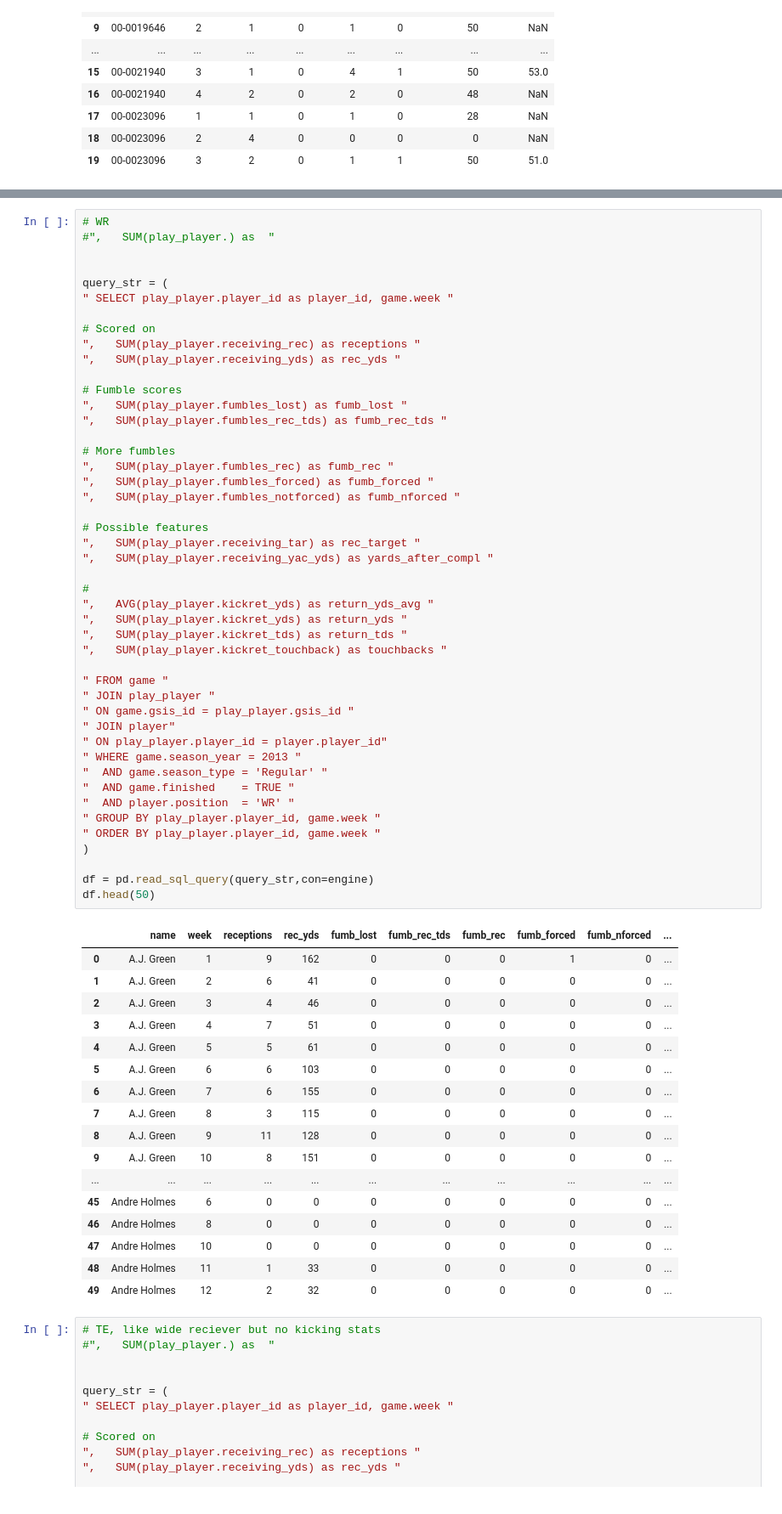
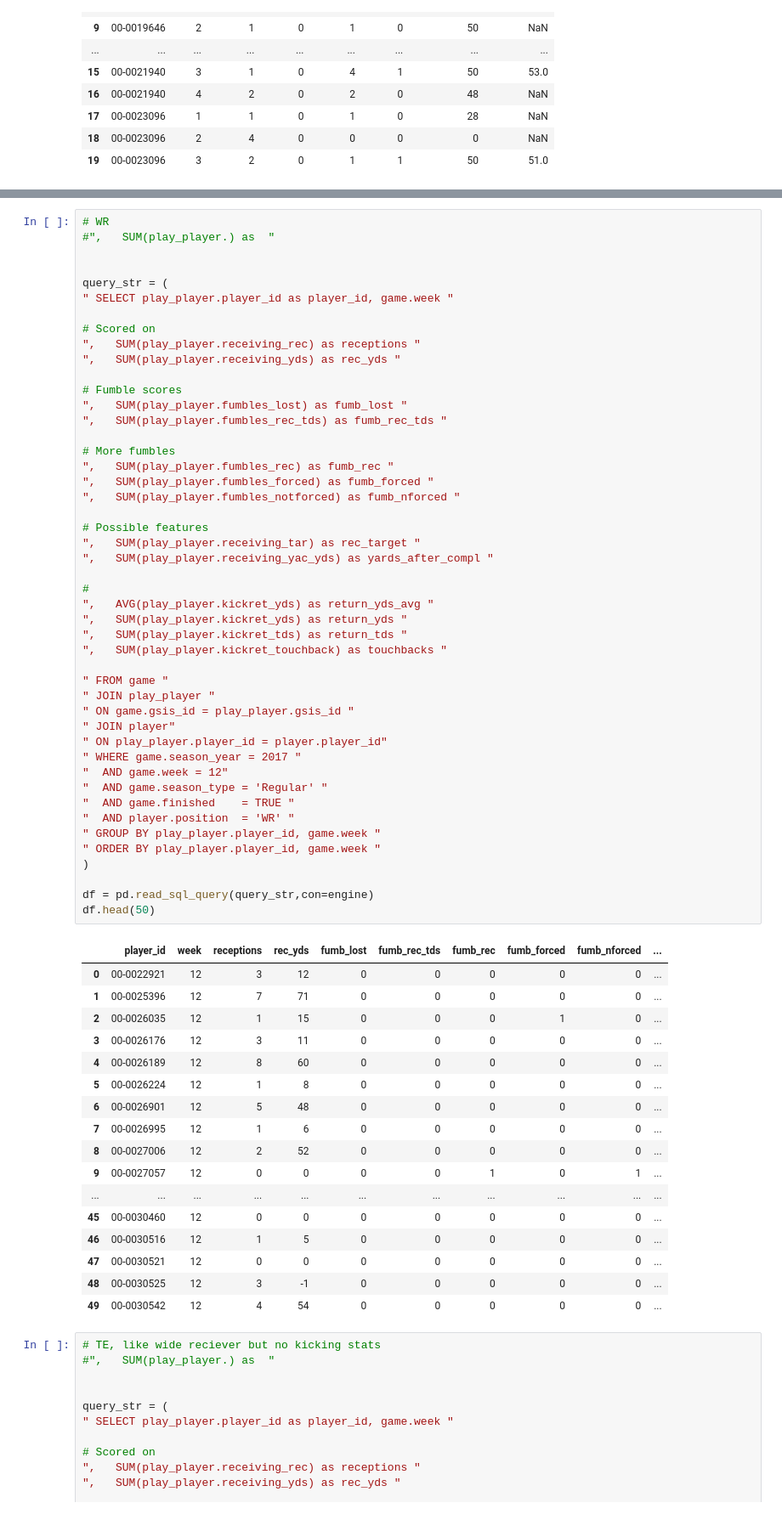
Before and after one commit to markertsean/Fantasy_Football, a Jupyter notebook: stats_generation/generate_sql.ipynb, the cells around one changed output, grey strips where cells are left out. Shown: that part at 85% size. Saved outputs shown, nothing was run; the diff lists cells and outputs as text.

```diff
--- a/stats_generation/generate_sql.ipynb
+++ b/stats_generation/generate_sql.ipynb
@@ -226,51 +338,52 @@ query_str = (
 # More fumbles
 ",   SUM(play_player.fumbles_rec) as fumb_rec "
 ",   SUM(play_player.fumbles_forced) as fumb_forced "
 ",   SUM(play_player.fumbles_notforced) as fumb_nforced "
 
 # Possible features
 ",   SUM(play_player.receiving_tar) as rec_target "
 ",   SUM(play_player.receiving_yac_yds) as yards_after_compl "
 
 #
 ",   AVG(play_player.kickret_yds) as return_yds_avg "
 ",   SUM(play_player.kickret_yds) as return_yds "
 ",   SUM(play_player.kickret_tds) as return_tds "
 ",   SUM(play_player.kickret_touchback) as touchbacks "
 
 " FROM game "
 " JOIN play_player "
 " ON game.gsis_id = play_player.gsis_id "
 " JOIN player"
 " ON play_player.player_id = player.player_id"
-" WHERE game.season_year = 2013 "
+" WHERE game.season_year = 2017 "
+"  AND game.week = 12"
 "  AND game.season_type = 'Regular' "
 "  AND game.finished    = TRUE "
 "  AND player.position  = 'WR' "
 " GROUP BY play_player.player_id, game.week "
 " ORDER BY play_player.player_id, game.week "
 )
 
 df = pd.read_sql_query(query_str,con=engine)
 df.head(50)
 # %% [output]
-|  | name | week | receptions | rec_yds | fumb_lost | fumb_rec_tds | fumb_rec | fumb_forced | fumb_nforced | ... |
-| 0 | A.J. Green | 1 | 9 | 162 | 0 | 0 | 0 | 1 | 0 | ... |
-| 1 | A.J. Green | 2 | 6 | 41 | 0 | 0 | 0 | 0 | 0 | ... |
-| 2 | A.J. Green | 3 | 4 | 46 | 0 | 0 | 0 | 0 | 0 | ... |
-| 3 | A.J. Green | 4 | 7 | 51 | 0 | 0 | 0 | 0 | 0 | ... |
-| 4 | A.J. Green | 5 | 5 | 61 | 0 | 0 | 0 | 0 | 0 | ... |
-| 5 | A.J. Green | 6 | 6 | 103 | 0 | 0 | 0 | 0 | 0 | ... |
-| 6 | A.J. Green | 7 | 6 | 155 | 0 | 0 | 0 | 0 | 0 | ... |
-| 7 | A.J. Green | 8 | 3 | 115 | 0 | 0 | 0 | 0 | 0 | ... |
-| 8 | A.J. Green | 9 | 11 | 128 | 0 | 0 | 0 | 0 | 0 | ... |
-| 9 | A.J. Green | 10 | 8 | 151 | 0 | 0 | 0 | 0 | 0 | ... |
+|  | player_id | week | receptions | rec_yds | fumb_lost | fumb_rec_tds | fumb_rec | fumb_forced | fumb_nforced | ... |
+| 0 | 00-0022921 | 12 | 3 | 12 | 0 | 0 | 0 | 0 | 0 | ... |
+| 1 | 00-0025396 | 12 | 7 | 71 | 0 | 0 | 0 | 0 | 0 | ... |
+| 2 | 00-0026035 | 12 | 1 | 15 | 0 | 0 | 0 | 1 | 0 | ... |
+| 3 | 00-0026176 | 12 | 3 | 11 | 0 | 0 | 0 | 0 | 0 | ... |
+| 4 | 00-0026189 | 12 | 8 | 60 | 0 | 0 | 0 | 0 | 0 | ... |
+| 5 | 00-0026224 | 12 | 1 | 8 | 0 | 0 | 0 | 0 | 0 | ... |
+| 6 | 00-0026901 | 12 | 5 | 48 | 0 | 0 | 0 | 0 | 0 | ... |
+| 7 | 00-0026995 | 12 | 1 | 6 | 0 | 0 | 0 | 0 | 0 | ... |
+| 8 | 00-0027006 | 12 | 2 | 52 | 0 | 0 | 0 | 0 | 0 | ... |
+| 9 | 00-0027057 | 12 | 0 | 0 | 0 | 0 | 1 | 0 | 1 | ... |
 | ... | ... | ... | ... | ... | ... | ... | ... | ... | ... | ... |
-| 45 | Andre Holmes | 6 | 0 | 0 | 0 | 0 | 0 | 0 | 0 | ... |
-| 46 | Andre Holmes | 8 | 0 | 0 | 0 | 0 | 0 | 0 | 0 | ... |
-| 47 | Andre Holmes | 10 | 0 | 0 | 0 | 0 | 0 | 0 | 0 | ... |
-| 48 | Andre Holmes | 11 | 1 | 33 | 0 | 0 | 0 | 0 | 0 | ... |
-| 49 | Andre Holmes | 12 | 2 | 32 | 0 | 0 | 0 | 0 | 0 | ... |
+| 45 | 00-0030460 | 12 | 0 | 0 | 0 | 0 | 0 | 0 | 0 | ... |
+| 46 | 00-0030516 | 12 | 1 | 5 | 0 | 0 | 0 | 0 | 0 | ... |
+| 47 | 00-0030521 | 12 | 0 | 0 | 0 | 0 | 0 | 0 | 0 | ... |
+| 48 | 00-0030525 | 12 | 3 | -1 | 0 | 0 | 0 | 0 | 0 | ... |
+| 49 | 00-0030542 | 12 | 4 | 54 | 0 | 0 | 0 | 0 | 0 | ... |
 # %%
 # TE, like wide reciever but no kicking stats
 #",   SUM(play_player.) as  "
```
Also changed, not shown: parts of 3 cells of this notebook.
